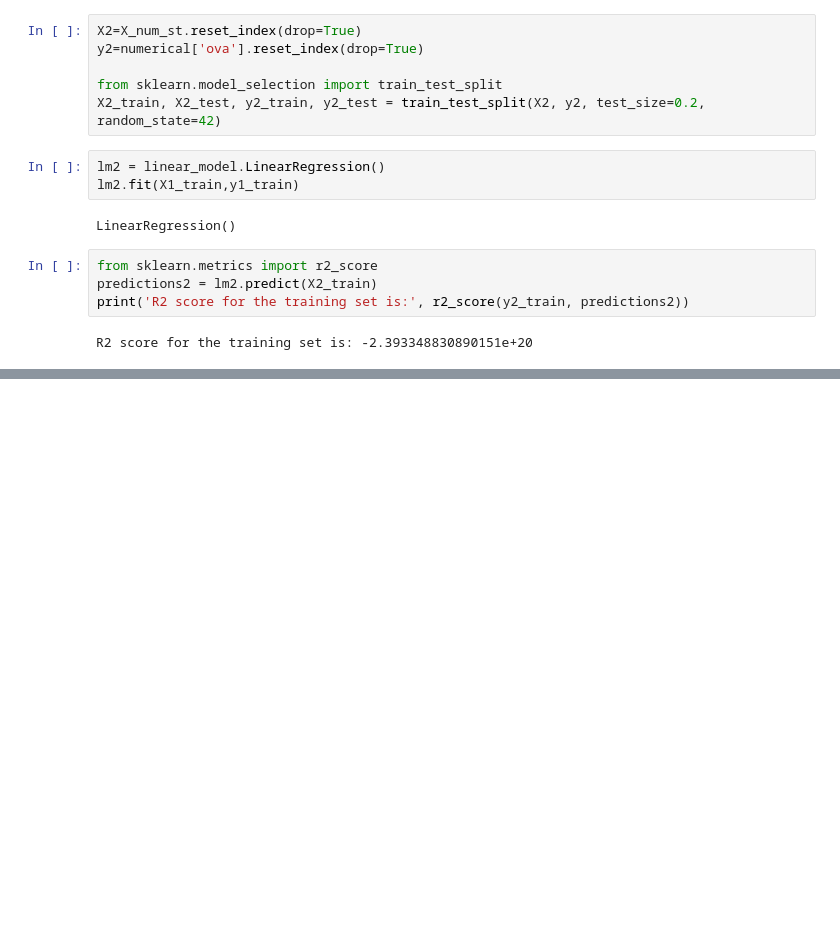
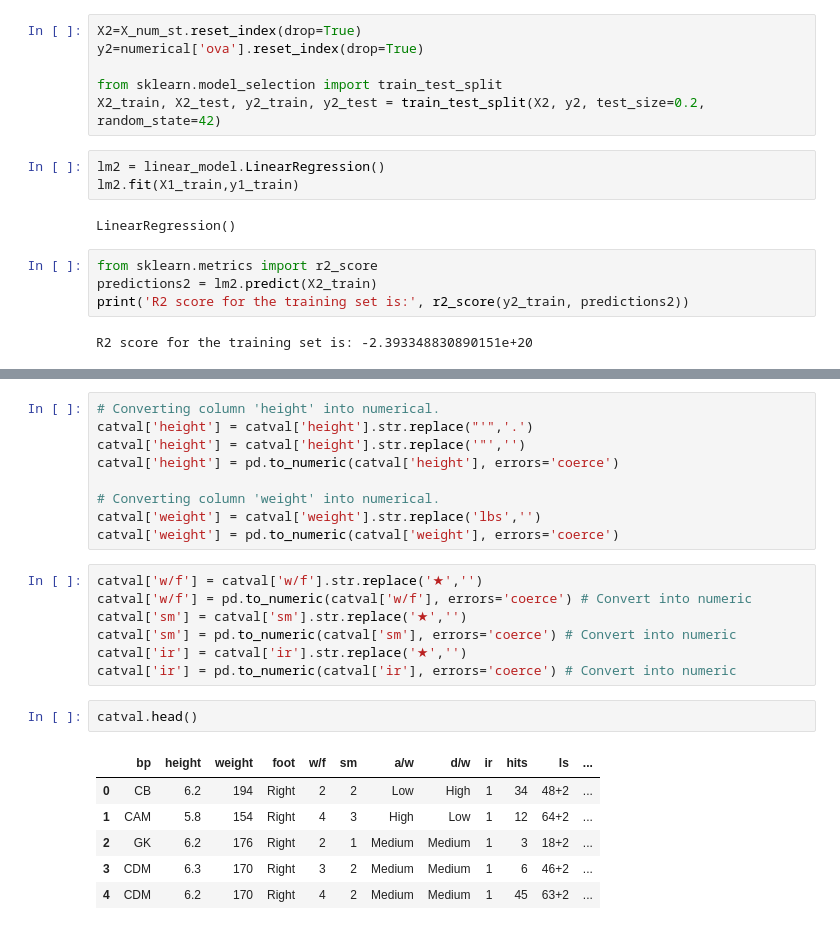
Before and after one commit to lleonrivero/Fifa, a Jupyter notebook: Fifa.ipynb, the cells around one changed output, grey strips where cells are left out. Saved outputs shown, nothing was run; the diff lists cells and outputs as text; blank space fills up the shorter version.

```diff
--- a/Fifa.ipynb
+++ b/Fifa.ipynb
@@ -796,0 +946,25 @@ Need to dig further into the explanation: https://towardsdatascience.com/explain
+# %%
+# Converting column 'height' into numerical.
+catval['height'] = catval['height'].str.replace("'",'.')
+catval['height'] = catval['height'].str.replace('"','')
+catval['height'] = pd.to_numeric(catval['height'], errors='coerce')
+
+# Converting column 'weight' into numerical.
+catval['weight'] = catval['weight'].str.replace('lbs','')
+catval['weight'] = pd.to_numeric(catval['weight'], errors='coerce')
+# %%
+catval['w/f'] = catval['w/f'].str.replace('★','')
+catval['w/f'] = pd.to_numeric(catval['w/f'], errors='coerce') # Convert into numeric
+catval['sm'] = catval['sm'].str.replace('★','')
+catval['sm'] = pd.to_numeric(catval['sm'], errors='coerce') # Convert into numeric
+catval['ir'] = catval['ir'].str.replace('★','')
+catval['ir'] = pd.to_numeric(catval['ir'], errors='coerce') # Convert into numeric
+# %%
+catval.head()
+# %% [output]
+|  | bp | height | weight | foot | w/f | sm | a/w | d/w | ir | hits | ls | ... |
+| 0 | CB | 6.2 | 194 | Right | 2 | 2 | Low | High | 1 | 34 | 48+2 | ... |
+| 1 | CAM | 5.8 | 154 | Right | 4 | 3 | High | Low | 1 | 12 | 64+2 | ... |
+| 2 | GK | 6.2 | 176 | Right | 2 | 1 | Medium | Medium | 1 | 3 | 18+2 | ... |
+| 3 | CDM | 6.3 | 170 | Right | 3 | 2 | Medium | Medium | 1 | 6 | 46+2 | ... |
+| 4 | CDM | 6.2 | 170 | Right | 4 | 2 | Medium | Medium | 1 | 45 | 63+2 | ... |
```
Also changed, not shown: parts of 76 cells of this notebook.
